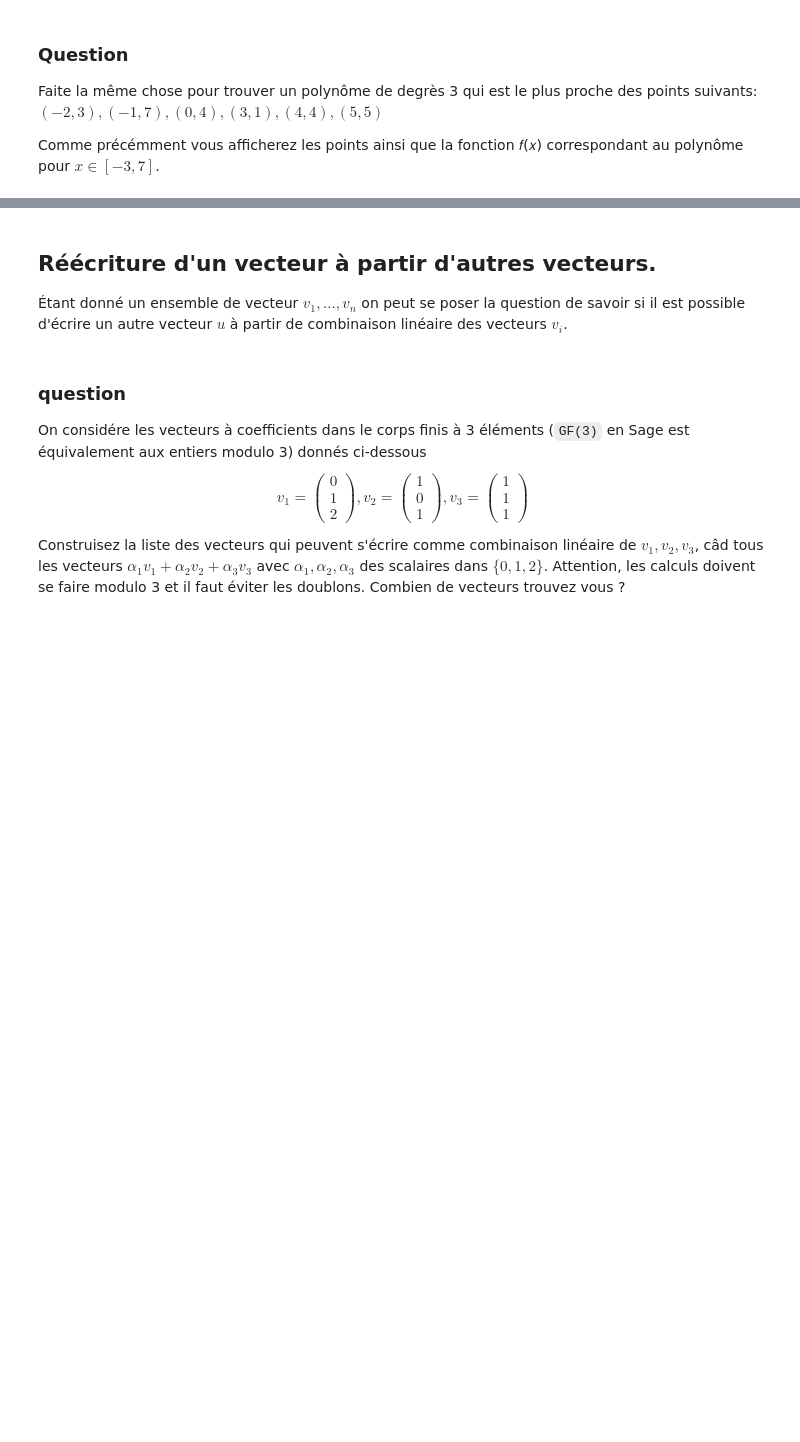
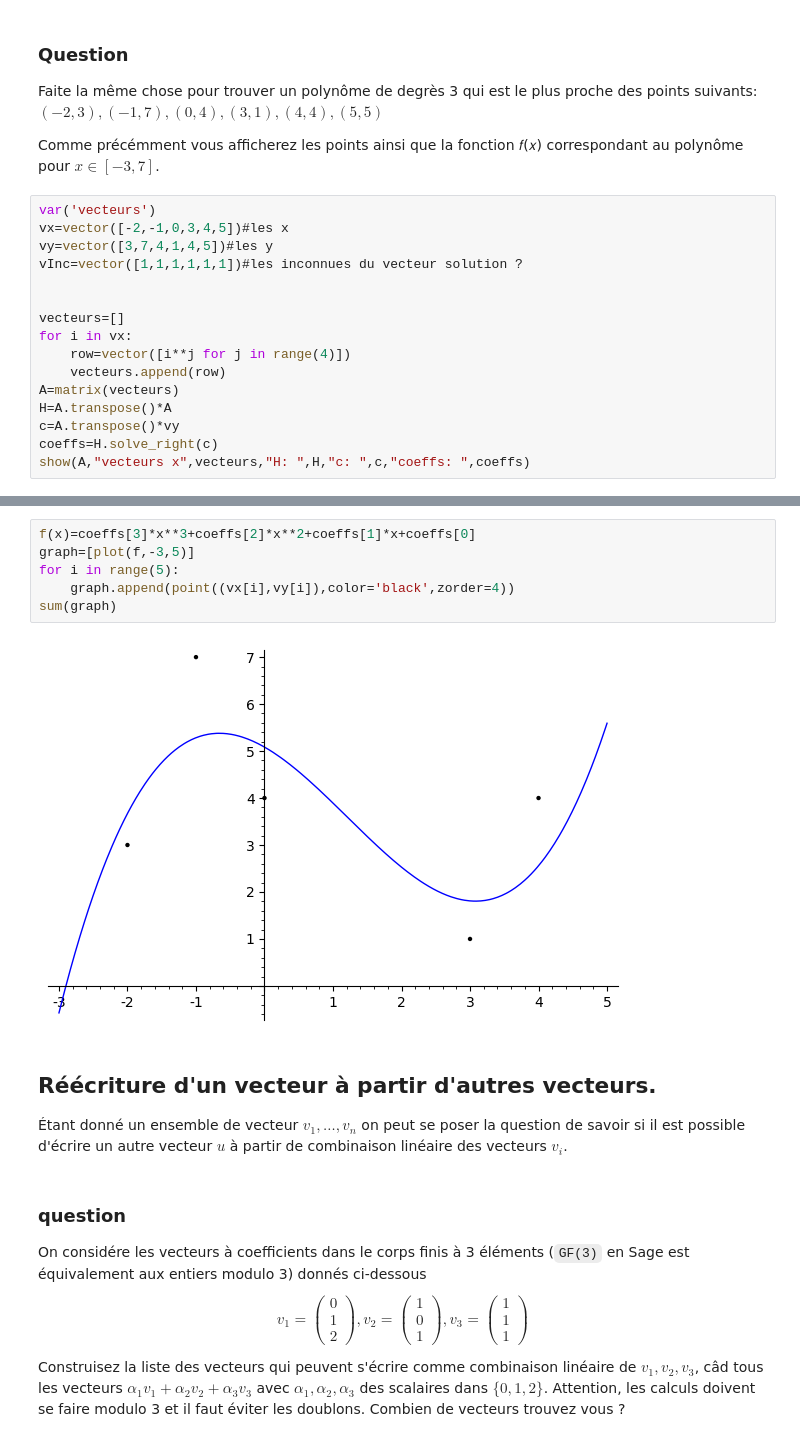
Before and after one commit to j-bento/L3, a Jupyter notebook: S1/Sage/TP5-Algebre-Lineaire.ipynb, the cells around one changed output, grey strips where cells are left out. Drawn from its saved outputs; the diff is of its cells as text; blank space fills up the shorter version.

```diff
--- a/S1/Sage/TP5-Algebre-Lineaire.ipynb
+++ b/S1/Sage/TP5-Algebre-Lineaire.ipynb
@@ -321,3 +335,19 @@ Faite la même chose pour trouver un polynôme de degrès 3 qui est le plus proc
 $(-2,3),(-1,7),(0,4),(3,1),(4,4),(5,5)$
 
 Comme précémment vous afficherez les points ainsi que la fonction  𝑓(𝑥)  correspondant au polynôme pour  $𝑥∈[−3,7]$.
+# %%
+var('vecteurs')
+vx=vector([-2,-1,0,3,4,5])#les x
+vy=vector([3,7,4,1,4,5])#les y
+vInc=vector([1,1,1,1,1,1])#les inconnues du vecteur solution ?
+
+
+vecteurs=[]
+for i in vx:
+    row=vector([i**j for j in range(4)])
+    vecteurs.append(row)
+A=matrix(vecteurs)
+H=A.transpose()*A
+c=A.transpose()*vy
+coeffs=H.solve_right(c)
+show(A,"vecteurs x",vecteurs,"H: ",H,"c: ",c,"coeffs: ",coeffs)
@@ -324,3 +369,11 @@ Comme précémment vous afficherez les points ainsi que la fonction  𝑓(𝑥)
+# %%
+f(x)=coeffs[3]*x**3+coeffs[2]*x**2+coeffs[1]*x+coeffs[0]
+graph=[plot(f,-3,5)]
+for i in range(5):
+    graph.append(point((vx[i],vy[i]),color='black',zorder=4))
+sum(graph)
+# %% [output]
+[figure, added]
 # %% [markdown]
 ## Réécriture d'un vecteur à partir d'autres vecteurs.
 Étant donné un ensemble de vecteur $v_1,\dots,v_n$ on peut se poser la question de savoir si il est possible d'écrire un autre vecteur $u$ à partir de combinaison linéaire des vecteurs $v_i$.
```
Also changed, not shown: parts of 11 cells of this notebook.
